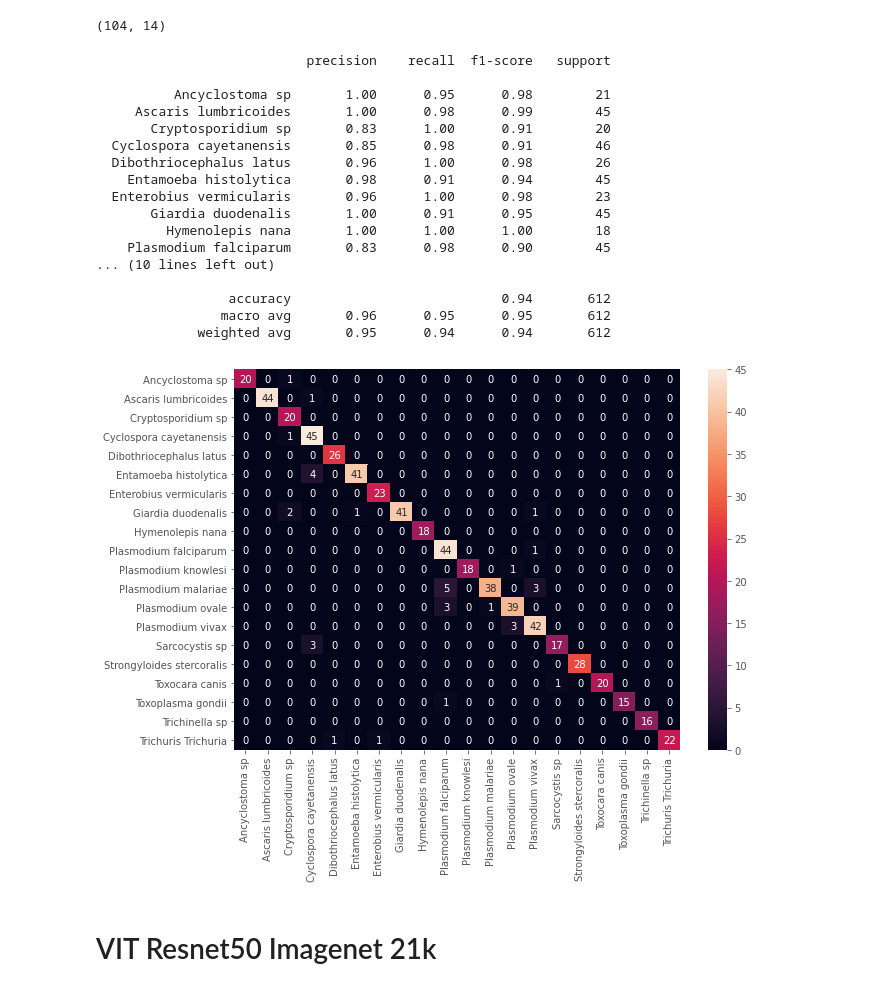
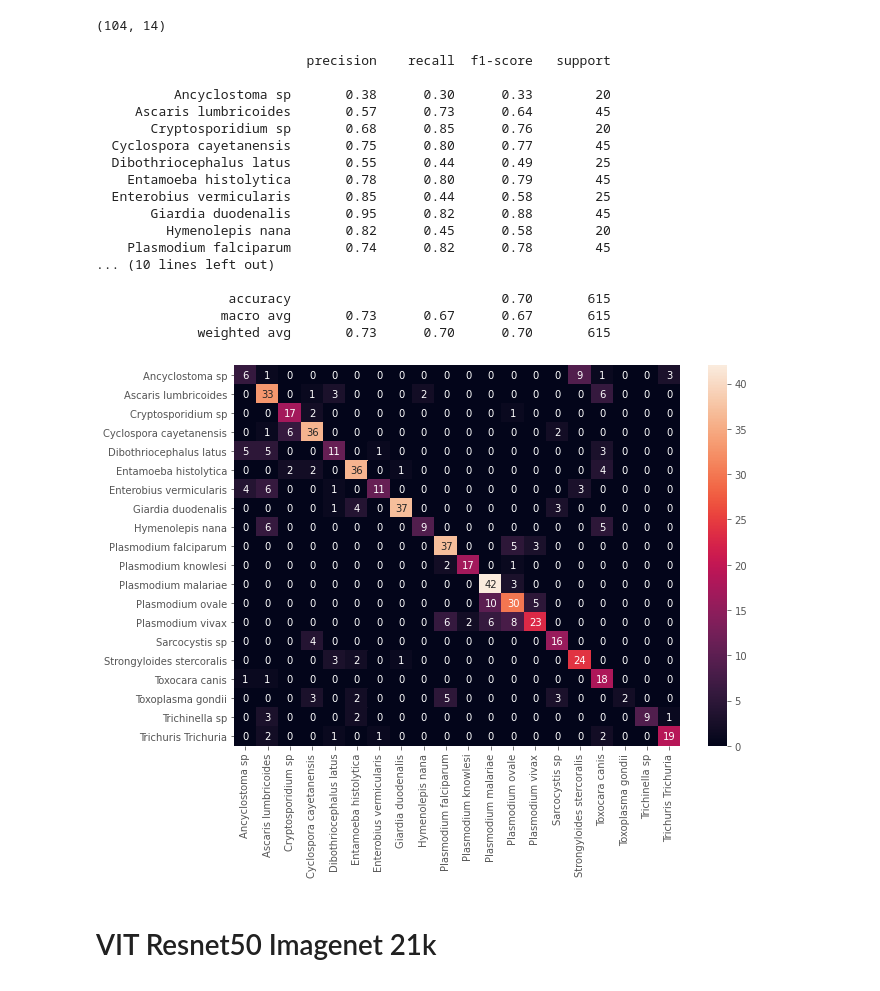
Before and after one commit to AmbiTyga/Bio-VI-BERT, a Jupyter notebook: Pre_trained_Image_Transformer.ipynb, the cells around one changed output. Saved outputs shown, nothing was run; the diff lists cells and outputs as text; code cells hidden in the pictures.

```diff
--- a/Pre_trained_Image_Transformer.ipynb
+++ b/Pre_trained_Image_Transformer.ipynb
@@ -246,17 +251,16 @@ val['species'].shape
 class_counts = train['species_label'].value_counts().to_dict()
 weights = torch.tensor([1/class_counts[label] for label in train['species_label'].values])
 
-train_dataset = SpeciesDataset('/content/train.csv',transform=train_transformer)
-train_loader = torch.utils.data.DataLoader(train_dataset,batch_size=64,
-                                           sampler=torch.utils.data.WeightedRandomSampler(weights,num_samples=2780))
+train_dataset = SpeciesDataset(train,transform=train_transformer)
+train_loader = torch.utils.data.DataLoader(train_dataset,batch_size=32,
+                                           sampler=torch.utils.data.WeightedRandomSampler(weights,num_samples=2800))
 
-val = pd.read_csv('/content/val.csv')
 class_counts = val['species_label'].value_counts().to_dict()
 weights = torch.tensor([1/class_counts[label] for label in val['species_label'].values])
 
-val_dataset = SpeciesDataset('/content/val.csv',transform=val_transformer)
+val_dataset = SpeciesDataset(val,transform=val_transformer)
 val_loader = torch.utils.data.DataLoader(val_dataset,batch_size=51,
-                                         sampler=torch.utils.data.WeightedRandomSampler(weights,num_samples=920))
+                                         sampler=torch.utils.data.WeightedRandomSampler(weights,num_samples=900))
 # %% [markdown]
 # VIT Base Imagenet 21k
 # %%
@@ -269,12 +273,14 @@ class ViT(nn.Module):
     self.img_transformer = timm.models.vision_transformer.vit_base_patch16_224_in21k(pretrained=True,num_classes = 0)
     self.fc1 = nn.Linear(768,512)
     self.drop = nn.Dropout(0.4)
+    self.norm = nn.BatchNorm1d(512)
     self.classifier = nn.Linear(512,num_classes_classifier)
 
   def forward(self,img):
     repr = self.img_transformer(img)
-    repr = self.fc1(repr)
+    repr = torch.relu(self.fc1(repr))
     repr = self.drop(repr)
+    repr = self.norm(repr)
     output = self.classifier(repr)
 
     return output
@@ -285,2 +291,0 @@ Removing representation layer for fine-tuning.
-# %%
-model.load_state_dict(torch.load('vit-base.bin'))
@@ -414,8 +417,8 @@ val.shape
 # %%
 from sklearn.metrics import classification_report, confusion_matrix
 
-val_dataset = SpeciesDataset('/content/val.csv',transform=val_transformer)
-val_loader = torch.utils.data.DataLoader(val_dataset,batch_size=612)
+val_dataset = SpeciesDataset(val,transform=val_transformer)
+val_loader = torch.utils.data.DataLoader(val_dataset,batch_size=615)
 
 model.load_state_dict(torch.load('vit-base.bin'))
 model.cuda()
@@ -429,37 +432,37 @@ with torch.no_grad():
 prediction = prediction.argmax(dim=1).view(target.size()).cpu().numpy()
 target = target.cpu().numpy()
 
-print(classification_report(target,prediction,target_names=label_encoders['species'].classes_))
+print(classification_report(target,prediction,target_names=le.classes_))
 # %% [output]
                            precision    recall  f1-score   support
 
-          Ancyclostoma sp       1.00      0.95      0.98        21
-     Ascaris lumbricoides       1.00      0.98      0.99        45
-       Cryptosporidium sp       0.83      1.00      0.91        20
-  Cyclospora cayetanensis       0.85      0.98      0.91        46
-  Dibothriocephalus latus       0.96      1.00      0.98        26
-    Entamoeba histolytica       0.98      0.91      0.94        45
-  Enterobius vermicularis       0.96      1.00      0.98        23
-       Giardia duodenalis       1.00      0.91      0.95        45
-         Hymenolepis nana       1.00      1.00      1.00        18
-    Plasmodium falciparum       0.83      0.98      0.90        45
+          Ancyclostoma sp       0.38      0.30      0.33        20
+     Ascaris lumbricoides       0.57      0.73      0.64        45
+       Cryptosporidium sp       0.68      0.85      0.76        20
+  Cyclospora cayetanensis       0.75      0.80      0.77        45
+  Dibothriocephalus latus       0.55      0.44      0.49        25
+    Entamoeba histolytica       0.78      0.80      0.79        45
+  Enterobius vermicularis       0.85      0.44      0.58        25
+       Giardia duodenalis       0.95      0.82      0.88        45
+         Hymenolepis nana       0.82      0.45      0.58        20
+    Plasmodium falciparum       0.74      0.82      0.78        45
 ... (10 lines left out)
 
-                 accuracy                           0.94       612
-                macro avg       0.96      0.95      0.95       612
-             weighted avg       0.95      0.94      0.94       612
+                 accuracy                           0.70       615
+                macro avg       0.73      0.67      0.67       615
+             weighted avg       0.73      0.70      0.70       615
 # %%
 import seaborn as sn
 import pandas as pd
 import matplotlib.pyplot as plt
 confusion = confusion_matrix(target,prediction)
-df_cm = pd.DataFrame(confusion, index = label_encoders['species'].classes_,
-                  columns = label_encoders['species'].classes_)
+df_cm = pd.DataFrame(confusion, index = le.classes_,
+                  columns = le.classes_)
 plt.figure(figsize = (10,7))
 sn.heatmap(df_cm, annot=True)
 plt.show()
 # %% [output]
-[figure, old version]
+[figure, new version]
 # %% [markdown]
 # VIT Resnet50 Imagenet 21k
 # %%
```
Also changed, not shown: parts of 19 cells of this notebook.
